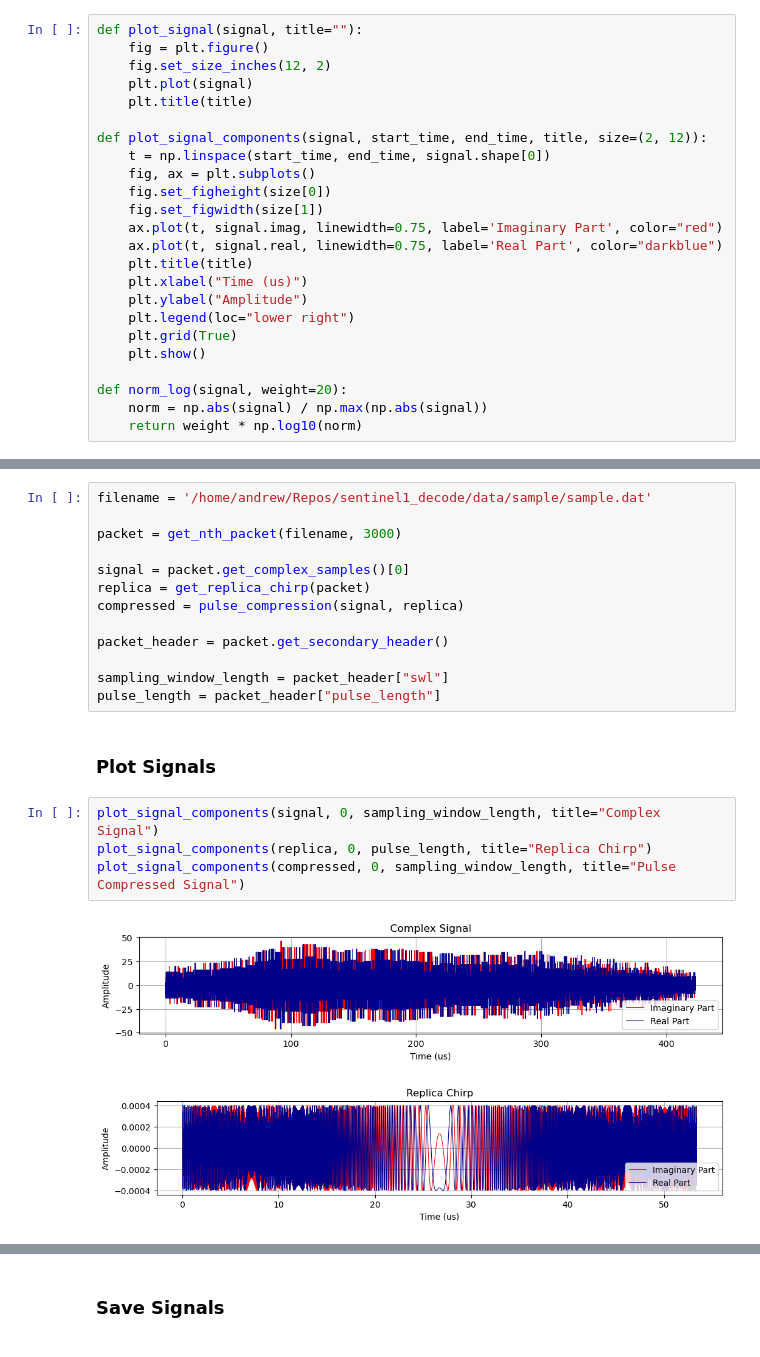
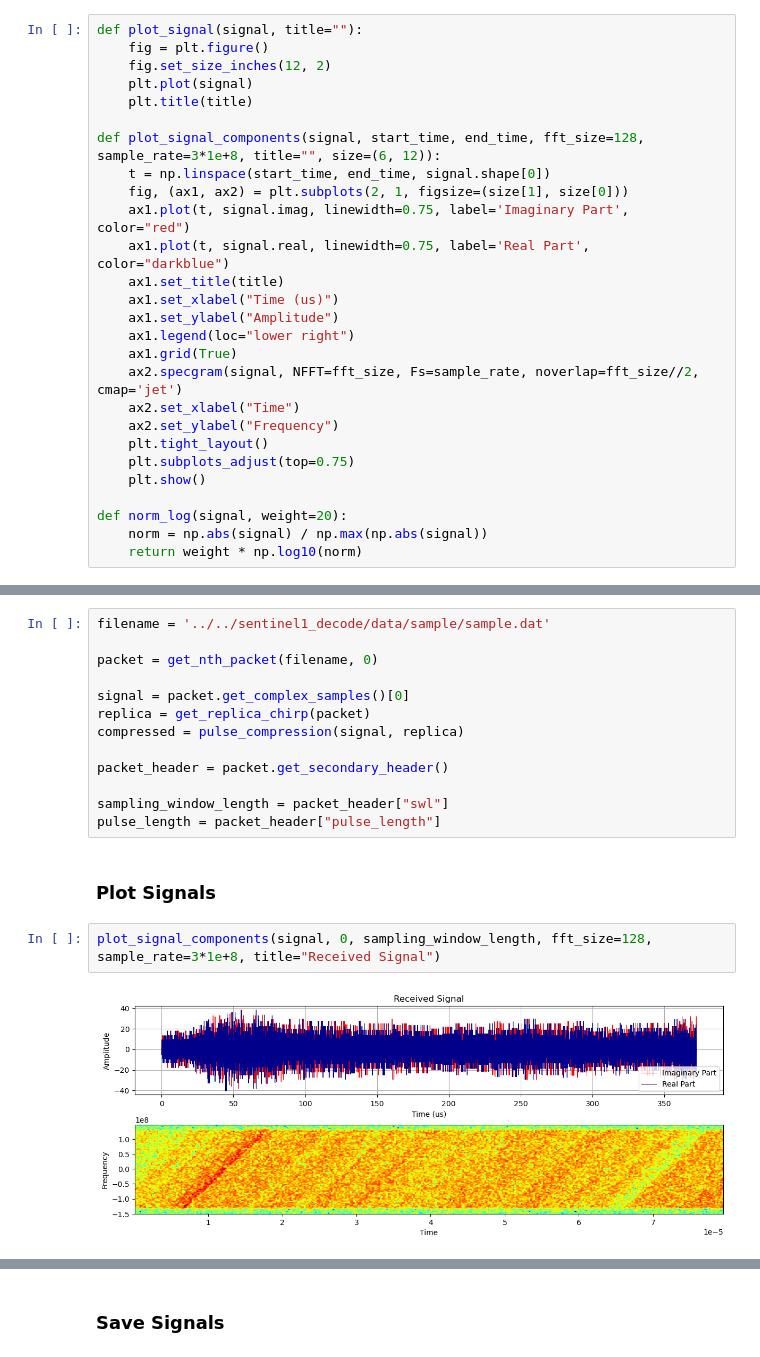
Before and after one commit to AndrewPlayer3/sar_processing, a Jupyter notebook: s1_level0/save_signals.ipynb, the cells around one changed output, grey strips where cells are left out. Cells and saved outputs as stored; diff of their text form.

```diff
--- a/s1_level0/save_signals.ipynb
+++ b/s1_level0/save_signals.ipynb
@@ -30,18 +21,21 @@ def plot_signal(signal, title=""):
     plt.plot(signal)
     plt.title(title)
 
-def plot_signal_components(signal, start_time, end_time, title, size=(2, 12)):
+def plot_signal_components(signal, start_time, end_time, fft_size=128, sample_rate=3*1e+8, title="", size=(6, 12)):
     t = np.linspace(start_time, end_time, signal.shape[0])
-    fig, ax = plt.subplots()
-    fig.set_figheight(size[0])
-    fig.set_figwidth(size[1])
-    ax.plot(t, signal.imag, linewidth=0.75, label='Imaginary Part', color="red")
-    ax.plot(t, signal.real, linewidth=0.75, label='Real Part', color="darkblue")
-    plt.title(title)
-    plt.xlabel("Time (us)")
-    plt.ylabel("Amplitude")
-    plt.legend(loc="lower right")
-    plt.grid(True)
+    fig, (ax1, ax2) = plt.subplots(2, 1, figsize=(size[1], size[0]))
+    ax1.plot(t, signal.imag, linewidth=0.75, label='Imaginary Part', color="red")
+    ax1.plot(t, signal.real, linewidth=0.75, label='Real Part', color="darkblue")
+    ax1.set_title(title)
+    ax1.set_xlabel("Time (us)")
+    ax1.set_ylabel("Amplitude")
+    ax1.legend(loc="lower right")
+    ax1.grid(True)
+    ax2.specgram(signal, NFFT=fft_size, Fs=sample_rate, noverlap=fft_size//2, cmap='jet')
+    ax2.set_xlabel("Time")
+    ax2.set_ylabel("Frequency")
+    plt.tight_layout()
+    plt.subplots_adjust(top=0.75)
     plt.show()
 
 def norm_log(signal, weight=20):
@@ -116,9 +110,9 @@ def get_nth_packet(filename, n):
 # %% [markdown]
 ### Get Signals
 # %%
-filename = '/home/andrew/Repos/sentinel1_decode/data/sample/sample.dat'
+filename = '../../sentinel1_decode/data/sample/sample.dat'
 
-packet = get_nth_packet(filename, 3000)
+packet = get_nth_packet(filename, 0)
 
 signal = packet.get_complex_samples()[0]
 replica = get_replica_chirp(packet)
@@ -131,9 +125,6 @@ pulse_length = packet_header["pulse_length"]
 # %% [markdown]
 ### Plot Signals
 # %%
-plot_signal_components(signal, 0, sampling_window_length, title="Complex Signal")
-plot_signal_components(replica, 0, pulse_length, title="Replica Chirp")
-plot_signal_components(compressed, 0, sampling_window_length, title="Pulse Compressed Signal")
+plot_signal_components(signal, 0, sampling_window_length, fft_size=128, sample_rate=3*1e+8, title="Received Signal")
 # %% [output]
-[figure, old version]
+[figure, new version]
-[figure, removed]
```
Also changed, not shown: parts of 9 cells of this notebook.
